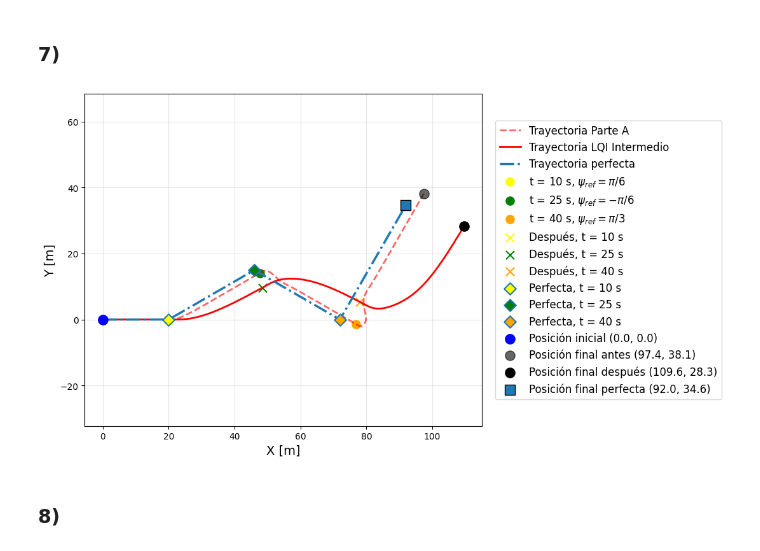
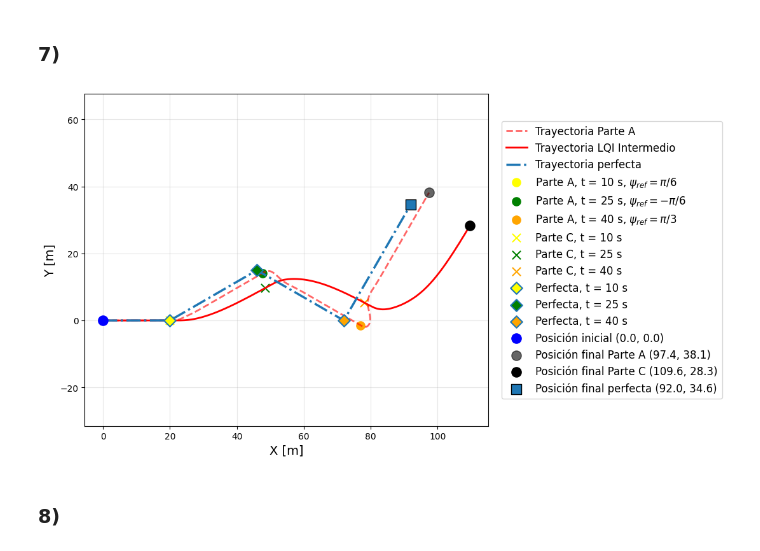
Before and after one commit to teomk/Control-TP2, a Jupyter notebook: ParteC.ipynb, the cells around one changed output. Cells and saved outputs as stored; diff of their text form; code cells hidden in the pictures.

```diff
--- a/ParteC.ipynb
+++ b/ParteC.ipynb
@@ -330,42 +330,42 @@ idx_40 = np.argmin(np.abs(T - 40))
 # Trayectoria perfecta: psi sigue a psi_ref instantaneamente y no hay deriva lateral (v = 0).
 X_perfect, Y_perfect = ideal_trajectory(T, psi_ref, u0=u0, X0=X_B[0], Y0=Y_B[0])
 
 
 plt.figure(figsize=(11, 6))
 plt.plot(X_B, Y_B, color='red', linestyle='--', linewidth=2, label='Trayectoria Parte A', alpha=0.6)
 plt.plot(X_C, Y_C, color='red', linewidth=2, label='Trayectoria LQI Intermedio')
 plt.plot(X_perfect, Y_perfect, color='tab:blue', linestyle='-.', linewidth=2.5, label='Trayectoria perfecta')
 
 
 marker_colors = ['yellow', 'green', 'orange']
-plt.scatter(X_B[idx_10], Y_B[idx_10], s=90, label=r"t = 10 s, $\psi_{ref}=\pi/6$", marker='o', color=marker_colors[0])
-plt.scatter(X_B[idx_25], Y_B[idx_25], s=90, label=r"t = 25 s, $\psi_{ref}=-\pi/6$", marker='o', color=marker_colors[1])
-plt.scatter(X_B[idx_40], Y_B[idx_40], s=90, label=r"t = 40 s, $\psi_{ref}=\pi/3$", marker='o', color=marker_colors[2])
+plt.scatter(X_B[idx_10], Y_B[idx_10], s=90, label=r"Parte A, t = 10 s, $\psi_{ref}=\pi/6$", marker='o', color=marker_colors[0])
+plt.scatter(X_B[idx_25], Y_B[idx_25], s=90, label=r"Parte A, t = 25 s, $\psi_{ref}=-\pi/6$", marker='o', color=marker_colors[1])
+plt.scatter(X_B[idx_40], Y_B[idx_40], s=90, label=r"Parte A, t = 40 s, $\psi_{ref}=\pi/3$", marker='o', color=marker_colors[2])
 
-plt.scatter(X_C[idx_10], Y_C[idx_10], s=90, label=r"Después, t = 10 s", marker='x', color=marker_colors[0])
-plt.scatter(X_C[idx_25], Y_C[idx_25], s=90, label=r"Después, t = 25 s", marker='x', color=marker_colors[1])
-plt.scatter(X_C[idx_40], Y_C[idx_40], s=90, label=r"Después, t = 40 s", marker='x', color=marker_colors[2])
+plt.scatter(X_C[idx_10], Y_C[idx_10], s=90, label=r"Parte C, t = 10 s", marker='x', color=marker_colors[0])
+plt.scatter(X_C[idx_25], Y_C[idx_25], s=90, label=r"Parte C, t = 25 s", marker='x', color=marker_colors[1])
+plt.scatter(X_C[idx_40], Y_C[idx_40], s=90, label=r"Parte C, t = 40 s", marker='x', color=marker_colors[2])
 
 plt.scatter(X_perfect[idx_10], Y_perfect[idx_10], s=90, label=r"Perfecta, t = 10 s", marker='D', color=marker_colors[0], edgecolors='tab:blue', linewidths=1.5, zorder=4)
 plt.scatter(X_perfect[idx_25], Y_perfect[idx_25], s=90, label=r"Perfecta, t = 25 s", marker='D', color=marker_colors[1], edgecolors='tab:blue', linewidths=1.5, zorder=4)
 plt.scatter(X_perfect[idx_40], Y_perfect[idx_40], s=90, label=r"Perfecta, t = 40 s", marker='D', color=marker_colors[2], edgecolors='tab:blue', linewidths=1.5, zorder=4)
 
 
 plt.scatter(X_B[0], Y_B[0], color='blue', s=120, label=f'Posición inicial ({X_B[0]:.1f}, {Y_B[0]:.1f})', zorder=3)
-plt.scatter(X_B[-1], Y_B[-1], color='black', s=120, label=f'Posición final antes ({X_B[-1]:.1f}, {Y_B[-1]:.1f})', zorder=3, alpha=0.6)
-plt.scatter(X_C[-1], Y_C[-1], color='black', s=120, label=f'Posición final después ({X_C[-1]:.1f}, {Y_C[-1]:.1f})', zorder=3)
+plt.scatter(X_B[-1], Y_B[-1], color='black', s=120, label=f'Posición final Parte A ({X_B[-1]:.1f}, {Y_B[-1]:.1f})', zorder=3, alpha=0.6)
+plt.scatter(X_C[-1], Y_C[-1], color='black', s=120, label=f'Posición final Parte C ({X_C[-1]:.1f}, {Y_C[-1]:.1f})', zorder=3)
 plt.scatter(X_perfect[-1], Y_perfect[-1], color='tab:blue', s=120, label=f'Posición final perfecta ({X_perfect[-1]:.1f}, {Y_perfect[-1]:.1f})', marker='s', edgecolors='black', linewidths=1.0, zorder=4)
 plt.xlabel('X [m]', fontsize=fontsize)
 plt.ylabel('Y [m]', fontsize=fontsize)
 plt.grid(True, alpha=0.3)
 plt.axis('equal')
 plt.legend(fontsize=fontsize - 2, loc='center left', bbox_to_anchor=(1.02, 0.5))
 plt.tight_layout()
 os.makedirs("plots/parteC/comparacion", exist_ok=True)
 plt.savefig("plots/parteC/comparacion/trayectoria_parteA_vs_lqi_intermedio.png", dpi=300, bbox_inches='tight')
 plt.show()
 # %% [output]
-[figure, old version]
+[figure, new version]
 # %% [markdown]
 ### 8)
 # %% [markdown]
```
Also changed, not shown: parts of 3 cells of this notebook, 22 other files.
